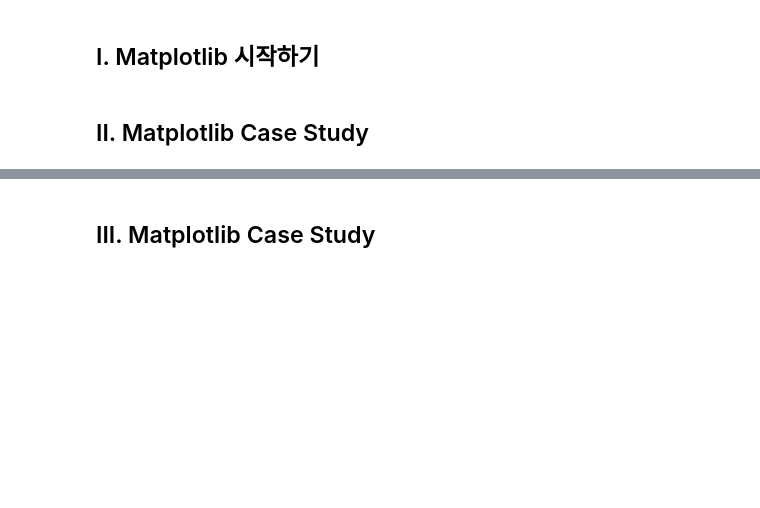
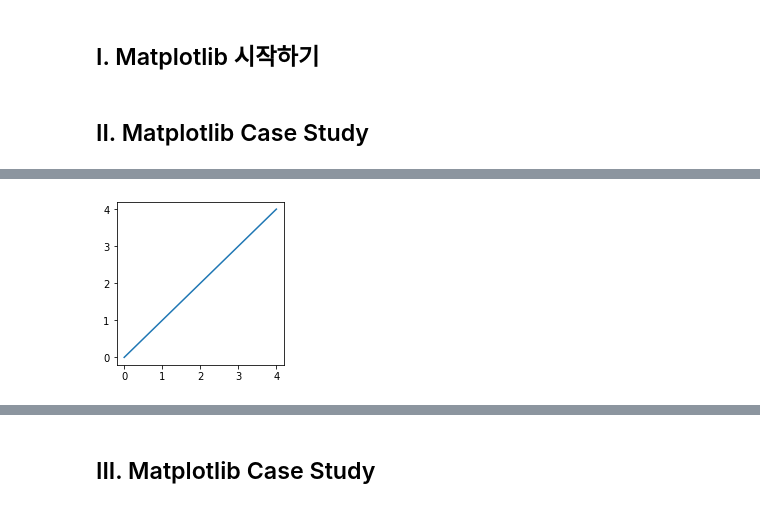
Before and after one commit to Paul-scpark/AI-dev-course, a Jupyter notebook: 3주차/04_1_파이썬_그래프_그리기_matplotlib.ipynb, the cells around one changed output, grey strips where cells are left out. Drawn from its saved outputs; the diff is of its cells as text; code cells hidden in the pictures; blank space fills up the shorter version.

```diff
--- a/3주차/04_1_파이썬_그래프_그리기_matplotlib.ipynb
+++ b/3주차/04_1_파이썬_그래프_그리기_matplotlib.ipynb
@@ -31,0 +52,7 @@
+# %%
+plt.figure(figsize=(3, 3)) # 도면 선언
+
+plt.plot([0, 1, 2, 3, 4])
+plt.show()
+# %% [output]
+[figure, added]
```
Also changed, not shown: parts of 27 cells of this notebook.
